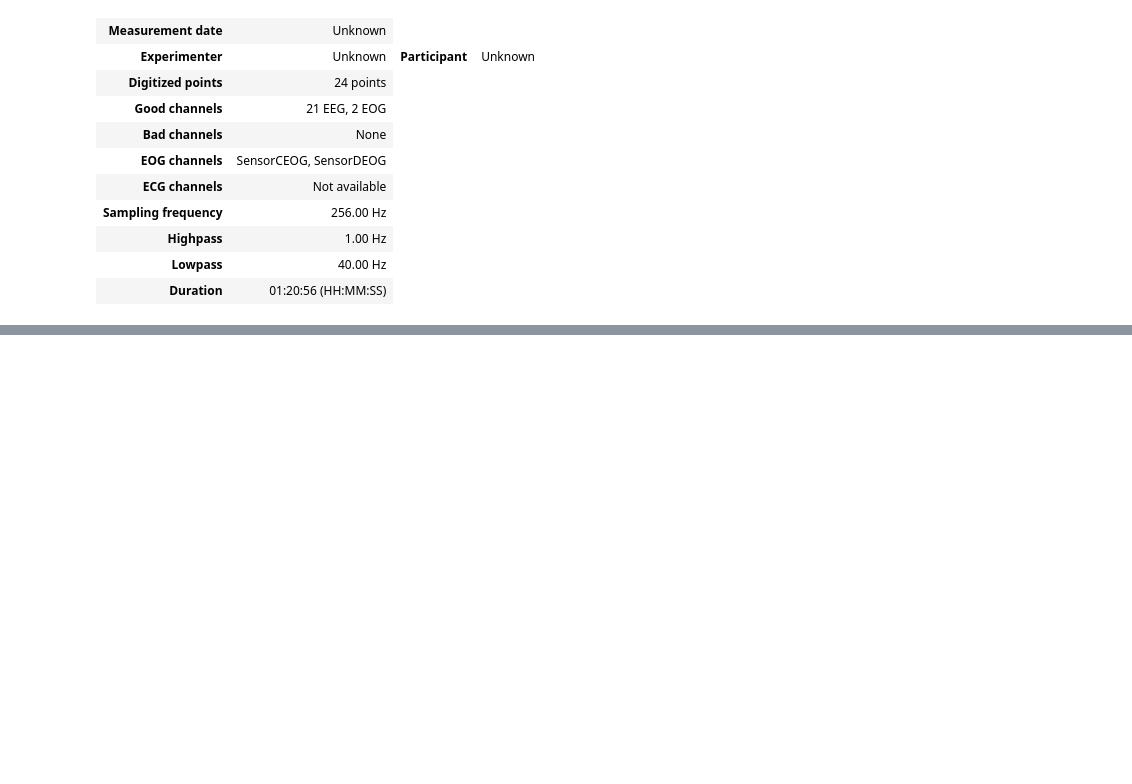
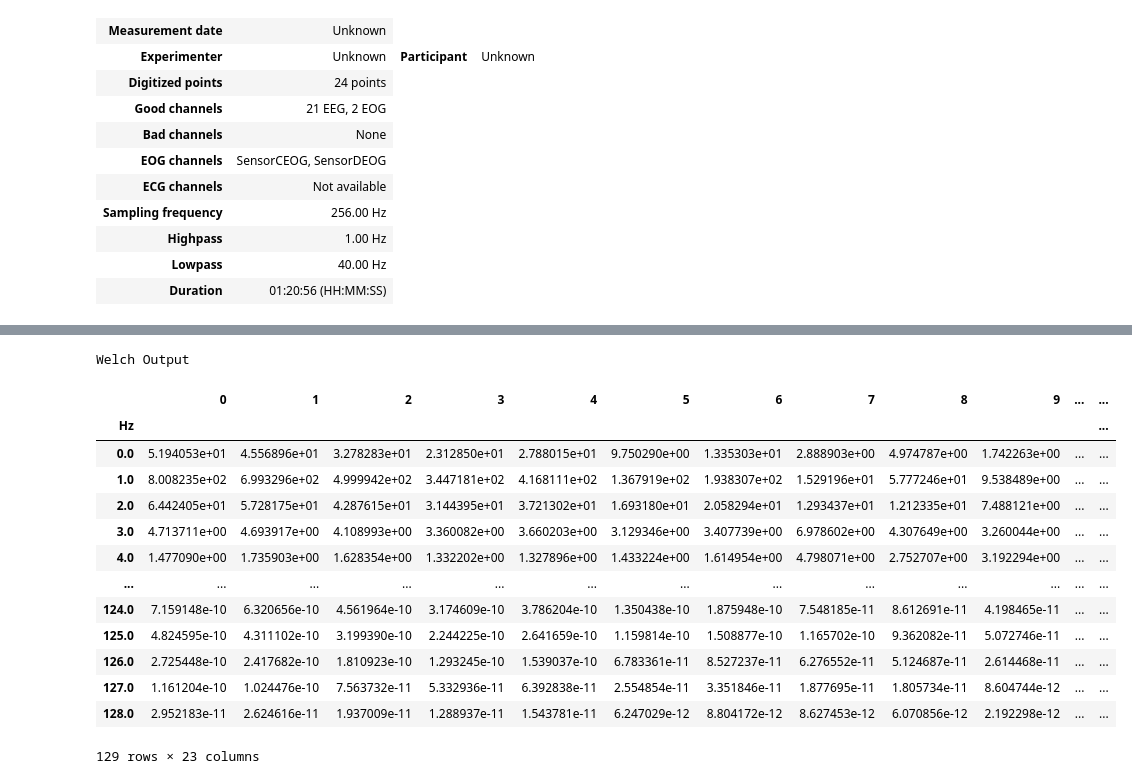
Before and after one commit to hanzohasashi33/EEG-meditation, a Jupyter notebook: preprocessing_notebook.ipynb, the cells around one changed output, grey strips where cells are left out. Drawn from its saved outputs; the diff is of its cells as text; code cells hidden in the pictures; blank space fills up the shorter version.

```diff
--- a/preprocessing_notebook.ipynb
+++ b/preprocessing_notebook.ipynb
@@ -286,0 +371,36 @@ count
+# %%
+from scipy.signal import welch
+sample_rate = 256 # in hz
+
+# specify the lowest frequency your interested in
+low = 2
+
+# this is the window size and ensures there are at least 2 cycles
+# of the lowest frequency in the window
+nperseg = (2 / low)*sample_rate
+
+# Compute the periodogram (Welch)
+freqs, psd = welch(data.T, sample_rate,nperseg=nperseg,axis=0)
+
+# put into a df
+psd = pd.DataFrame(psd, index = freqs)
+
+print('Welch Output')
+psd.index.name = 'Hz'
+display(psd)
+# %% [output]
+Welch Output
+|  | 0 | 1 | 2 | 3 | 4 | 5 | 6 | 7 | 8 | 9 | ... | ... |
+| Hz |  |  |  |  |  |  |  |  |  |  |  | ... |
+| 0.0 | 5.194053e+01 | 4.556896e+01 | 3.278283e+01 | 2.312850e+01 | 2.788015e+01 | 9.750290e+00 | 1.335303e+01 | 2.888903e+00 | 4.974787e+00 | 1.742263e+00 | ... | ... |
+| 1.0 | 8.008235e+02 | 6.993296e+02 | 4.999942e+02 | 3.447181e+02 | 4.168111e+02 | 1.367919e+02 | 1.938307e+02 | 1.529196e+01 | 5.777246e+01 | 9.538489e+00 | ... | ... |
+| 2.0 | 6.442405e+01 | 5.728175e+01 | 4.287615e+01 | 3.144395e+01 | 3.721302e+01 | 1.693180e+01 | 2.058294e+01 | 1.293437e+01 | 1.212335e+01 | 7.488121e+00 | ... | ... |
+| 3.0 | 4.713711e+00 | 4.693917e+00 | 4.108993e+00 | 3.360082e+00 | 3.660203e+00 | 3.129346e+00 | 3.407739e+00 | 6.978602e+00 | 4.307649e+00 | 3.260044e+00 | ... | ... |
+| 4.0 | 1.477090e+00 | 1.735903e+00 | 1.628354e+00 | 1.332202e+00 | 1.327896e+00 | 1.433224e+00 | 1.614954e+00 | 4.798071e+00 | 2.752707e+00 | 3.192294e+00 | ... | ... |
+| ... | ... | ... | ... | ... | ... | ... | ... | ... | ... | ... | ... | ... |
+| 124.0 | 7.159148e-10 | 6.320656e-10 | 4.561964e-10 | 3.174609e-10 | 3.786204e-10 | 1.350438e-10 | 1.875948e-10 | 7.548185e-11 | 8.612691e-11 | 4.198465e-11 | ... | ... |
+| 125.0 | 4.824595e-10 | 4.311102e-10 | 3.199390e-10 | 2.244225e-10 | 2.641659e-10 | 1.159814e-10 | 1.508877e-10 | 1.165702e-10 | 9.362082e-11 | 5.072746e-11 | ... | ... |
+| 126.0 | 2.725448e-10 | 2.417682e-10 | 1.810923e-10 | 1.293245e-10 | 1.539037e-10 | 6.783361e-11 | 8.527237e-11 | 6.276552e-11 | 5.124687e-11 | 2.614468e-11 | ... | ... |
+| 127.0 | 1.161204e-10 | 1.024476e-10 | 7.563732e-11 | 5.332936e-11 | 6.392838e-11 | 2.554854e-11 | 3.351846e-11 | 1.877695e-11 | 1.805734e-11 | 8.604744e-12 | ... | ... |
+| 128.0 | 2.952183e-11 | 2.624616e-11 | 1.937009e-11 | 1.288937e-11 | 1.543781e-11 | 6.247029e-12 | 8.804172e-12 | 8.627453e-12 | 6.070856e-12 | 2.192298e-12 | ... | ... |
+129 rows × 23 columns
```
Also changed, not shown: parts of 54 cells of this notebook, 4 other files.
